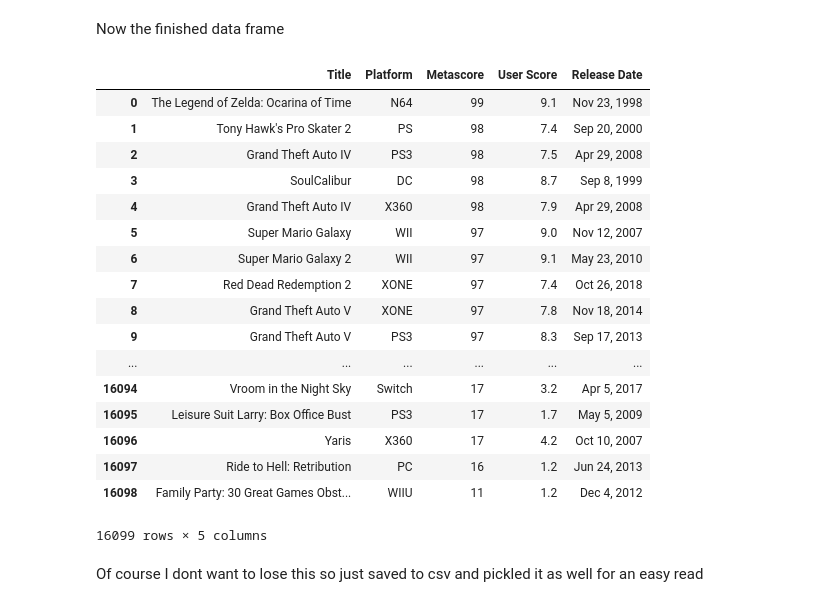
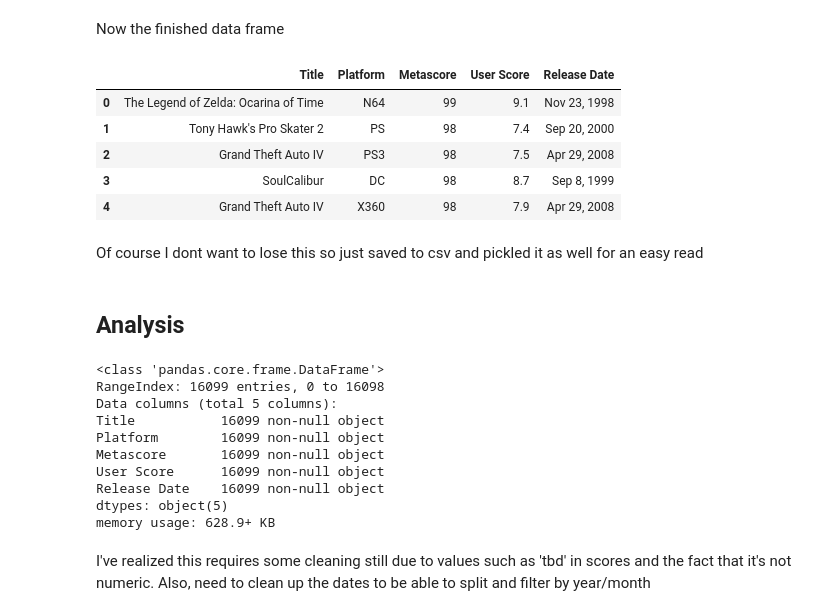
Before and after one commit to Usamahk/metacritic_reviews, a Jupyter notebook: Reviews.ipynb, the cells around one changed output. Saved outputs shown, nothing was run; the diff lists cells and outputs as text; code cells hidden in the pictures.

Commit message:
analysis

```diff
--- a/Reviews.ipynb
+++ b/Reviews.ipynb
@@ -177,28 +178,18 @@ AttributeError: 'NoneType' object has no attribute 'text'
 # %% [markdown]
 Now the finished data frame
 # %%
-df
+df.head()
 # %% [output]
 |  | Title | Platform | Metascore | User Score | Release Date |
 | 0 | The Legend of Zelda: Ocarina of Time | N64 | 99 | 9.1 | Nov 23, 1998 |
 | 1 | Tony Hawk's Pro Skater 2 | PS | 98 | 7.4 | Sep 20, 2000 |
 | 2 | Grand Theft Auto IV | PS3 | 98 | 7.5 | Apr 29, 2008 |
 | 3 | SoulCalibur | DC | 98 | 8.7 | Sep 8, 1999 |
 | 4 | Grand Theft Auto IV | X360 | 98 | 7.9 | Apr 29, 2008 |
-| 5 | Super Mario Galaxy | WII | 97 | 9.0 | Nov 12, 2007 |
-| 6 | Super Mario Galaxy 2 | WII | 97 | 9.1 | May 23, 2010 |
-| 7 | Red Dead Redemption 2 | XONE | 97 | 7.4 | Oct 26, 2018 |
-| 8 | Grand Theft Auto V | XONE | 97 | 7.8 | Nov 18, 2014 |
-| 9 | Grand Theft Auto V | PS3 | 97 | 8.3 | Sep 17, 2013 |
-| ... | ... | ... | ... | ... | ... |
-| 16094 | Vroom in the Night Sky | Switch | 17 | 3.2 | Apr 5, 2017 |
-| 16095 | Leisure Suit Larry: Box Office Bust | PS3 | 17 | 1.7 | May 5, 2009 |
-| 16096 | Yaris | X360 | 17 | 4.2 | Oct 10, 2007 |
-| 16097 | Ride to Hell: Retribution | PC | 16 | 1.2 | Jun 24, 2013 |
-| 16098 | Family Party: 30 Great Games Obst... | WIIU | 11 | 1.2 | Dec 4, 2012 |
-16099 rows × 5 columns
 # %% [markdown]
 Of course I dont want to lose this so just saved to csv and pickled it as well for an easy read
 # %%
 df.to_csv('meta_reviews.csv')
 df.to_pickle('meta_reviews.pkl')
+# %% [markdown]
+## Analysis
@@ -204,0 +198,15 @@ df.to_pickle('meta_reviews.pkl')
+# %%
+reviews.info()
+# %% [output]
+<class 'pandas.core.frame.DataFrame'>
+RangeIndex: 16099 entries, 0 to 16098
+Data columns (total 5 columns):
+Title           16099 non-null object
+Platform        16099 non-null object
+Metascore       16099 non-null object
+User Score      16099 non-null object
+Release Date    16099 non-null object
+dtypes: object(5)
+memory usage: 628.9+ KB
+# %% [markdown]
+I've realized this requires some cleaning still due to values such as 'tbd' in scores and the fact that it's not numeric. Also, need to clean up the dates to be able to split and filter by year/month
```
Also changed, not shown: parts of 10 cells of this notebook.
